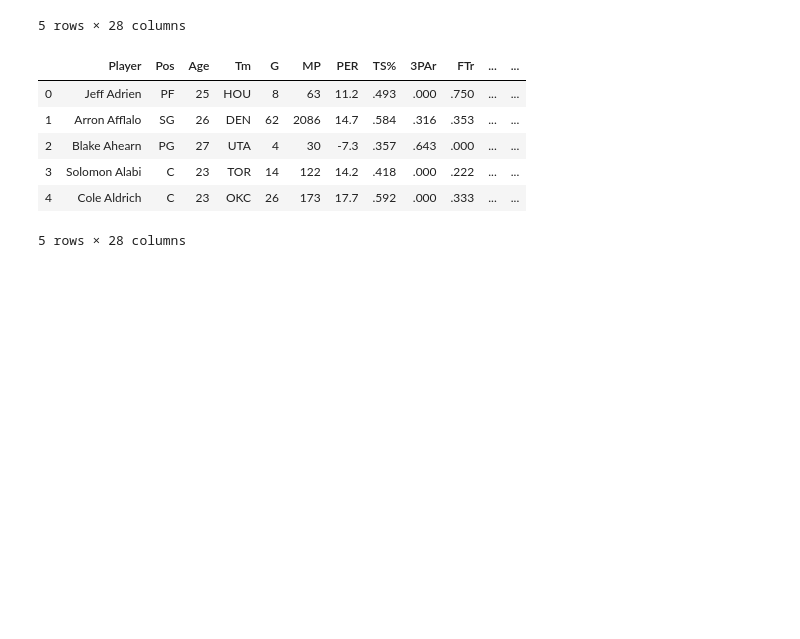
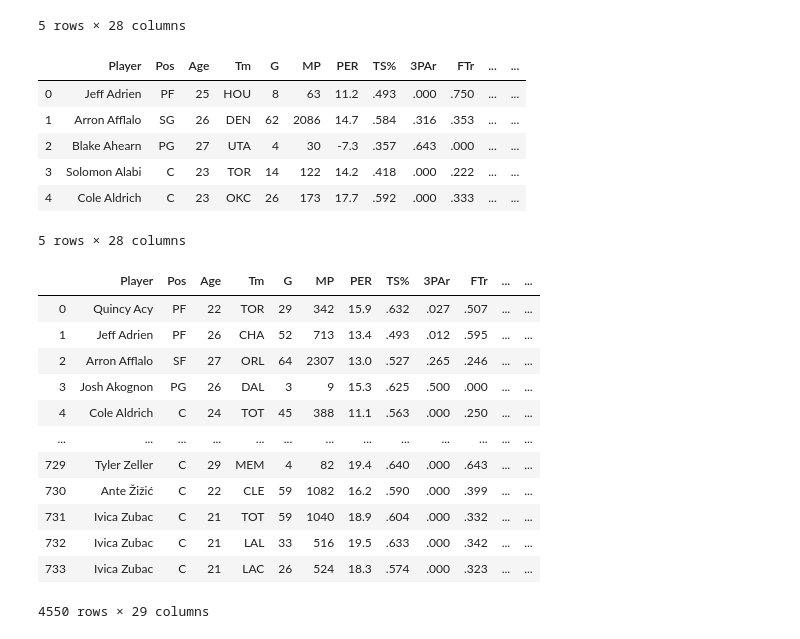
Before and after one commit to ekuo651/NBA-WinLoss-Predictor, a Jupyter notebook: Data Extraction/adv_stats.ipynb, the cells around one changed output. Drawn from its saved outputs; the diff is of its cells as text; code cells hidden in the pictures; blank space fills up the shorter version.

Commit message:
all years in one dataframe

```diff
--- a/Data Extraction/adv_stats.ipynb
+++ b/Data Extraction/adv_stats.ipynb
@@ -101,3 +103,46 @@ adv_stats(2012).head()
 | 3 | Solomon Alabi | C | 23 | TOR | 14 | 122 | 14.2 | .418 | .000 | .222 | ... | ... |
 | 4 | Cole Aldrich | C | 23 | OKC | 26 | 173 | 17.7 | .592 | .000 | .333 | ... | ... |
 5 rows × 28 columns
+# %%
+def adv_stats_all():
+
+    year = [2013, 2014, 2015, 2016, 2017, 2018, 2019]
+    adv_stats_df_all = pd.DataFrame()
+
+    for year in year:
+        url = "https://www.basketball-reference.com/leagues/NBA_{}_advanced.html".format(year)
+        html = urlopen(url)
+        soup = BeautifulSoup(html)
+        #use find_all from beautifulsoup to locate the header in the first table row (tag <tr>)
+        tr_header = soup.find_all('tr')[0]
+        #use get_text to extract column header names from table header (tag <th>) into a list
+        headers = [th.get_text() for th in tr_header.find_all('th')]
+        #drop first ranking column
+        headers = headers[1:]
+        #skip header row
+        tr_rows = soup.find_all('tr')[1:]
+        #use get_text to extract player data from table data (tag <td>), skipping column header row
+        player_data = [[td.get_text() for td in tr_rows[i].find_all('td')] for i in range(len(tr_rows))]
+        #create dataframe of data and column header
+        adv_stats_df = pd.DataFrame(player_data, columns=headers)
+        adv_stats_df['Year']= year
+        adv_stats_df_all = adv_stats_df_all.append(adv_stats_df)
+
+    return(adv_stats_df_all)
+# %%
+adv_stats_all_df = adv_stats_all()
+adv_stats_all_df
+# %% [output]
+|  | Player | Pos | Age | Tm | G | MP | PER | TS% | 3PAr | FTr | ... | ... |
+| 0 | Quincy Acy | PF | 22 | TOR | 29 | 342 | 15.9 | .632 | .027 | .507 | ... | ... |
+| 1 | Jeff Adrien | PF | 26 | CHA | 52 | 713 | 13.4 | .493 | .012 | .595 | ... | ... |
+| 2 | Arron Afflalo | SF | 27 | ORL | 64 | 2307 | 13.0 | .527 | .265 | .246 | ... | ... |
+| 3 | Josh Akognon | PG | 26 | DAL | 3 | 9 | 15.3 | .625 | .500 | .000 | ... | ... |
+| 4 | Cole Aldrich | C | 24 | TOT | 45 | 388 | 11.1 | .563 | .000 | .250 | ... | ... |
+| ... | ... | ... | ... | ... | ... | ... | ... | ... | ... | ... | ... | ... |
+| 729 | Tyler Zeller | C | 29 | MEM | 4 | 82 | 19.4 | .640 | .000 | .643 | ... | ... |
+| 730 | Ante Žižić | C | 22 | CLE | 59 | 1082 | 16.2 | .590 | .000 | .399 | ... | ... |
+| 731 | Ivica Zubac | C | 21 | TOT | 59 | 1040 | 18.9 | .604 | .000 | .332 | ... | ... |
+| 732 | Ivica Zubac | C | 21 | LAL | 33 | 516 | 19.5 | .633 | .000 | .342 | ... | ... |
+| 733 | Ivica Zubac | C | 21 | LAC | 26 | 524 | 18.3 | .574 | .000 | .323 | ... | ... |
+4550 rows × 29 columns
```
Also changed, not shown: parts of 1 cell of this notebook.
